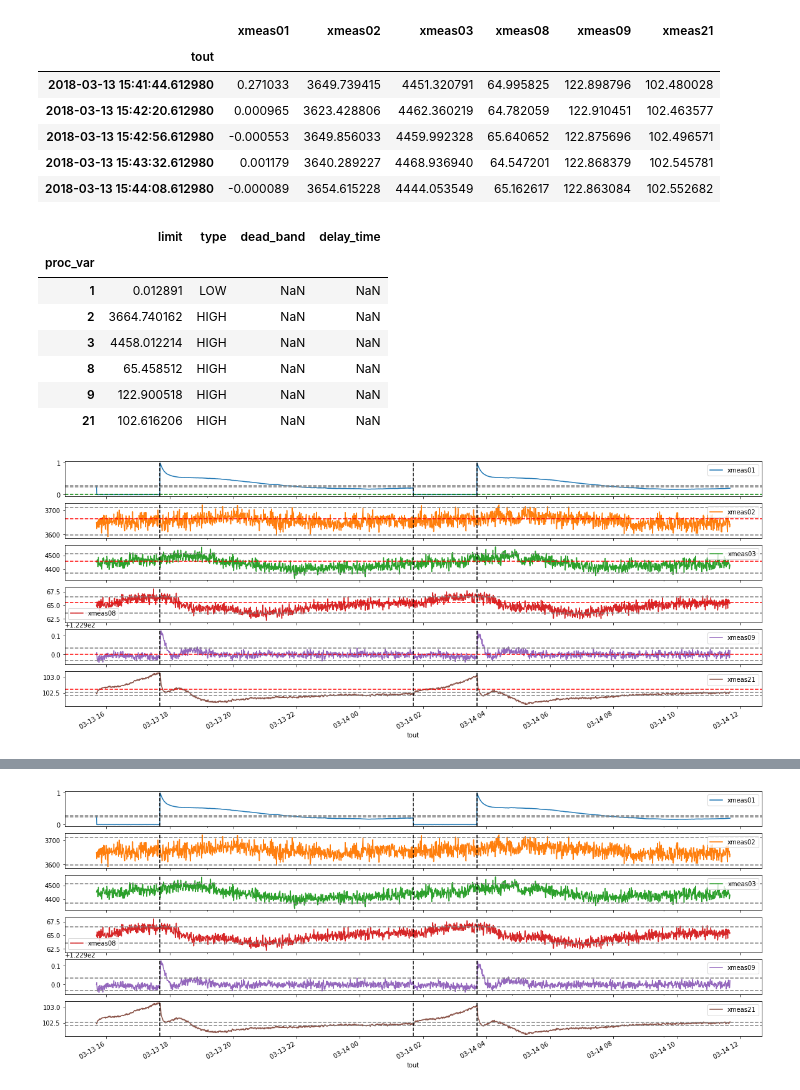
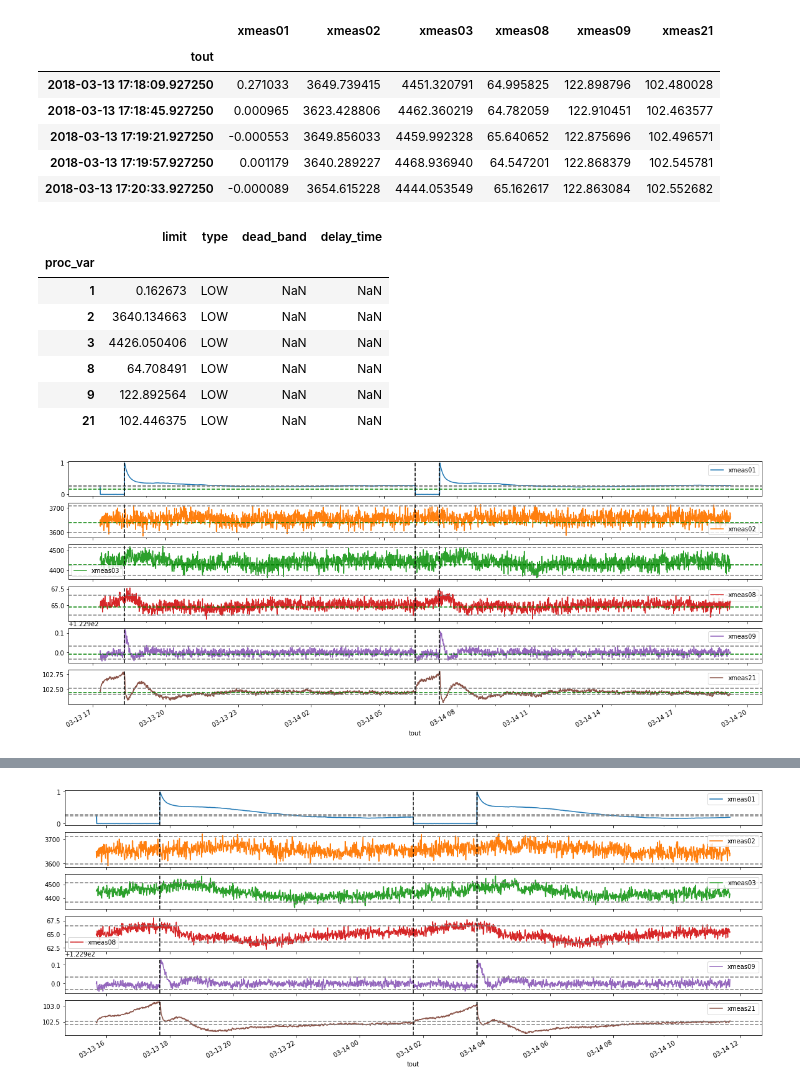
Before and after one commit to ruteee/pesquisa, a Jupyter notebook: Notebooks/Process Plot.ipynb, the cells around one changed output, grey strips where cells are left out. Saved outputs shown, nothing was run; the diff lists cells and outputs as text; code cells hidden in the pictures.

```diff
--- a/Notebooks/Process Plot.ipynb
+++ b/Notebooks/Process Plot.ipynb
@@ -18,3 +6,18 @@ threshold_path = '../dist6_trip/threshold.csv'
+# %%
+# Sintonia para todas as variáveis
+proc_path = '../dist6_22/proc.csv'
+alm_path = '../dist6_22/alm_seq.csv'
+threshold_path = '../dist6_22/threshold.csv'
+
+# Sintonia Gao
+# proc_path = '../dist6_gao/proc.csv'
+# alm_path = '../dist6_gao/alm_seq.csv'
+# threshold_path = '../dist6_gao/threshold.csv'
+
+# Sintonia variáveis selecionadas
+# proc_path = '../dist6_key_var/proc.csv'
+# alm_path = '../dist6_key_var/alm_seq.csv'
+# threshold_path = '../dist6_key_var/threshold.csv'
 # %%
 proc_df = pd.read_csv(proc_path, index_col='tout', usecols=['tout']+["xmeas%02d" % x for x in  [1, 2, 3, 8, 9, 21]])
 proc_df.index = pd.to_datetime(proc_df.index, unit='s')
@@ -22,11 +25,11 @@ proc_df.head()
 # %% [output]
 |  | xmeas01 | xmeas02 | xmeas03 | xmeas08 | xmeas09 | xmeas21 |
 | tout |  |  |  |  |  |  |
-| 2018-03-13 15:41:44.612980 | 0.271033 | 3649.739415 | 4451.320791 | 64.995825 | 122.898796 | 102.480028 |
-| 2018-03-13 15:42:20.612980 | 0.000965 | 3623.428806 | 4462.360219 | 64.782059 | 122.910451 | 102.463577 |
-| 2018-03-13 15:42:56.612980 | -0.000553 | 3649.856033 | 4459.992328 | 65.640652 | 122.875696 | 102.496571 |
-| 2018-03-13 15:43:32.612980 | 0.001179 | 3640.289227 | 4468.936940 | 64.547201 | 122.868379 | 102.545781 |
-| 2018-03-13 15:44:08.612980 | -0.000089 | 3654.615228 | 4444.053549 | 65.162617 | 122.863084 | 102.552682 |
+| 2018-03-13 17:18:09.927250 | 0.271033 | 3649.739415 | 4451.320791 | 64.995825 | 122.898796 | 102.480028 |
+| 2018-03-13 17:18:45.927250 | 0.000965 | 3623.428806 | 4462.360219 | 64.782059 | 122.910451 | 102.463577 |
+| 2018-03-13 17:19:21.927250 | -0.000553 | 3649.856033 | 4459.992328 | 65.640652 | 122.875696 | 102.496571 |
+| 2018-03-13 17:19:57.927250 | 0.001179 | 3640.289227 | 4468.936940 | 64.547201 | 122.868379 | 102.545781 |
+| 2018-03-13 17:20:33.927250 | -0.000089 | 3654.615228 | 4444.053549 | 65.162617 | 122.863084 | 102.552682 |
 # %%
 threshold_df = pd.read_csv(threshold_path, index_col='proc_var')
 threshold_df = threshold_df.loc[[1,2,3,8,9,21]]
@@ -34,26 +37,26 @@ threshold_df.head(6)
 # %% [output]
 |  | limit | type | dead_band | delay_time |
 | proc_var |  |  |  |  |
-| 1 | 0.012891 | LOW | NaN | NaN |
-| 2 | 3664.740162 | HIGH | NaN | NaN |
-| 3 | 4458.012214 | HIGH | NaN | NaN |
-| 8 | 65.458512 | HIGH | NaN | NaN |
-| 9 | 122.900518 | HIGH | NaN | NaN |
-| 21 | 102.616206 | HIGH | NaN | NaN |
+| 1 | 0.162673 | LOW | NaN | NaN |
+| 2 | 3640.134663 | LOW | NaN | NaN |
+| 3 | 4426.050406 | LOW | NaN | NaN |
+| 8 | 64.708491 | LOW | NaN | NaN |
+| 9 | 122.892564 | LOW | NaN | NaN |
+| 21 | 102.446375 | LOW | NaN | NaN |
 # %%
 #Analysis for 3sigma method
 threshold_sigma_df = pd.read_csv('../sigma_threshold_MultiLoop_mode1_73.csv', index_col='proc_var')
 threshold_sigma_df = threshold_sigma_df.loc[[1,2,3,8,9,21]]
 # %%
-axes = proc_df.iloc[0:2000].plot(subplots=True, figsize=(20, 8))
+axes = proc_df.iloc[0:2600].plot(subplots=True, figsize=(20, 8))
 for i, ax in enumerate(axes):
     ax.axhline(y=threshold_df.iloc[i].limit, color="red" if threshold_df.iloc[i].type == "HIGH" else "green", ls='--')
     ax.axhline(y=threshold_sigma_df.iloc[i*(2)].limit, color="gray", ls='--')
     ax.axhline(y=threshold_sigma_df.iloc[i*(2) + 1].limit, color="gray", ls='--')
 
-    ax.axvline(x=proc_df.index[200], color="black", ls='--')
-    ax.axvline(x=proc_df.index[1000], color="black", ls='--')
-    ax.axvline(x=proc_df.index[1200], color="black", ls='--')
+    ax.axvline(x=proc_df.index[100], color="black", ls='--')
+    ax.axvline(x=proc_df.index[1300], color="black", ls='--')
+    ax.axvline(x=proc_df.index[1400], color="black", ls='--')
 plt.show()
 # %% [output]
-[figure, old version]
+[figure, new version]
```
Also changed, not shown: parts of 3 cells of this notebook, 13 other files.
